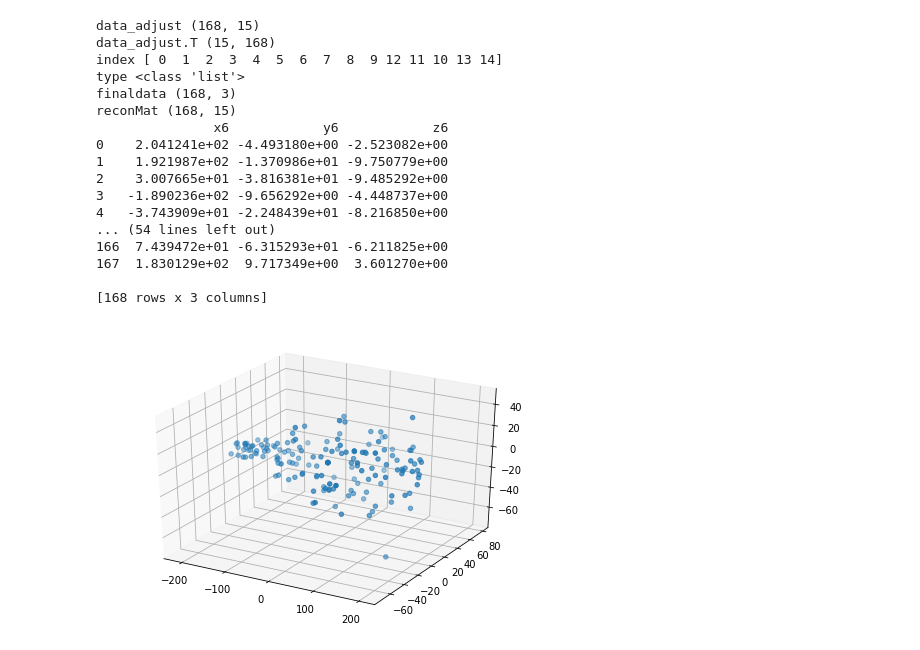
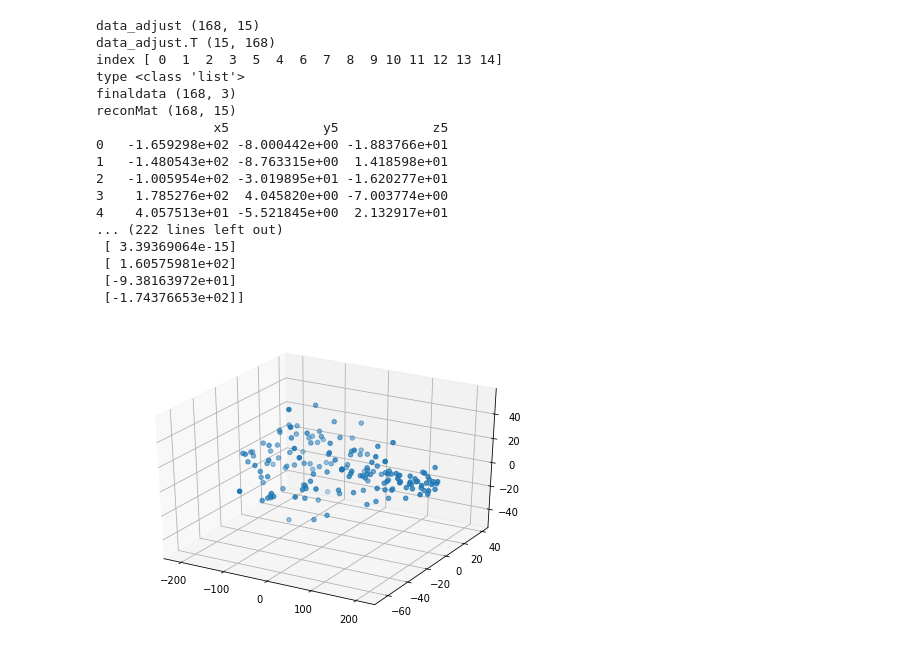
Before and after one commit to DarkDisasters/AnimationTransition, a Jupyter notebook: PCATEST/PCATest.ipynb, the cells around one changed output. Saved outputs shown, nothing was run; the diff lists cells and outputs as text; code cells hidden in the pictures.

Commit message:
real data tail debuggin

```diff
--- a/PCATEST/PCATest.ipynb
+++ b/PCATEST/PCATest.ipynb
@@ -98,6 +98,7 @@ def plot3D(data):
     fig = plt.figure()
     ax = Axes3D(fig)
     x = data[:,0]
+    print('x',x)
     y = data[:,1]
     z = data[:,2]
     ax.scatter(x,y,z)
@@ -110,45 +111,45 @@ def test():
          [2.4, 0.7, 2.9, 2.2, 3.0, 2.7, 1.6, 1.1, 1.6, 0.9]]
     XMat = np.matrix(X).T
     k = 3
     return pca(XMat, k)
 
 #根据数据集data.txt
 def main():
-    datafile = "processData/18Value.txt"
+    datafile = "processData/16Value.txt"
 #     datafile = 'dataFake.txt'
     XMat = loaddata(datafile)
 #     print('xMAt', XMat)
     k = 3
     return pca(XMat, k)
 
 if __name__ == "__main__":
     finalData, reconMat = main()
     print('type', type(finalData.tolist()))
     print('finaldata', finalData.shape)
     print('reconMat', reconMat.shape)
 #     print('finaldata', finalData)
-    coordination = ['x6', 'y6', 'z6']
+    coordination = ['x5', 'y5', 'z5']
     test=pd.DataFrame(columns=coordination,data=finalData.tolist())
     print(test)
 #     test.to_csv('./AfterPCAData/18value.csv')
     plot3D(finalData)
 #     plotBestFit(finalData, reconMat)
 # %% [output]
 data_adjust (168, 15)
 data_adjust.T (15, 168)
-index [ 0  1  2  3  4  5  6  7  8  9 12 11 10 13 14]
+index [ 0  1  2  3  5  4  6  7  8  9 10 11 12 13 14]
 type <class 'list'>
 finaldata (168, 3)
 reconMat (168, 15)
-               x6            y6            z6
-0    2.041241e+02 -4.493180e+00 -2.523082e+00
-1    1.921987e+02 -1.370986e+01 -9.750779e+00
-2    3.007665e+01 -3.816381e+01 -9.485292e+00
-3   -1.890236e+02 -9.656292e+00 -4.448737e+00
-4   -3.743909e+01 -2.248439e+01 -8.216850e+00
-... (54 lines left out)
-166  7.439472e+01 -6.315293e+01 -6.211825e+00
-167  1.830129e+02  9.717349e+00  3.601270e+00
-
-[168 rows x 3 columns]
+               x5            y5            z5
+0   -1.659298e+02 -8.000442e+00 -1.883766e+01
+1   -1.480543e+02 -8.763315e+00  1.418598e+01
+2   -1.005954e+02 -3.019895e+01 -1.620277e+01
+3    1.785276e+02  4.045820e+00 -7.003774e+00
+4    4.057513e+01 -5.521845e+00  2.132917e+01
+... (222 lines left out)
+ [ 3.39369064e-15]
+ [ 1.60575981e+02]
+ [-9.38163972e+01]
+ [-1.74376653e+02]]
-[figure, old version]
+[figure, new version]
```
Also changed, not shown: 5 other files.
